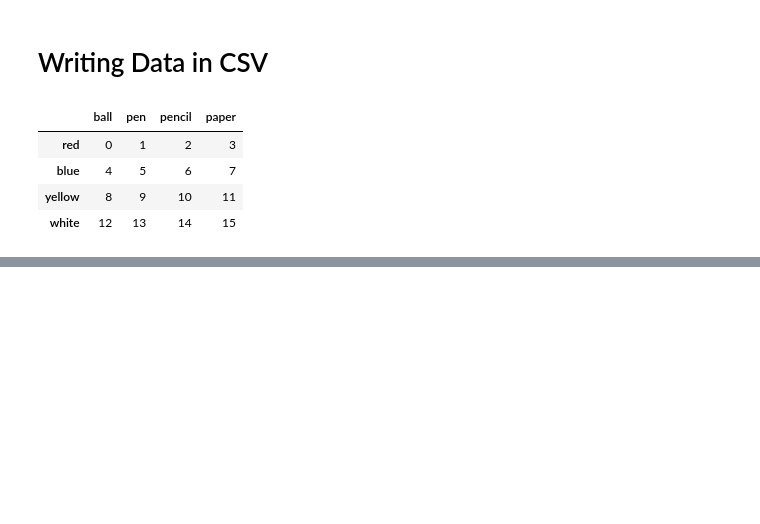
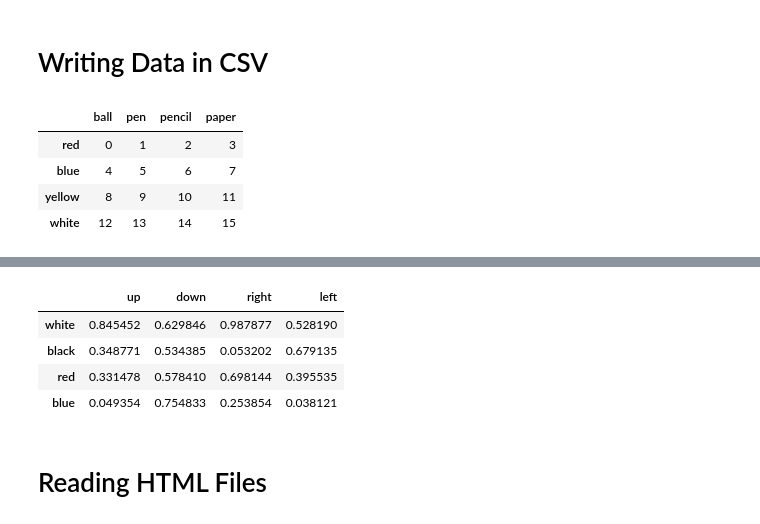
Before and after one commit to OliverRevilla/RW_Pandas, a Jupyter notebook: Pandas_R_W.ipynb, the cells around one changed output, grey strips where cells are left out. Cells and saved outputs as stored; diff of their text form; code cells hidden in the pictures; blank space fills up the shorter version.

```diff
--- a/Pandas_R_W.ipynb
+++ b/Pandas_R_W.ipynb
@@ -189,0 +237,11 @@ frame.to_csv('ch05_07.csv') #save dataframe
+# %%
+frame = pd.DataFrame(np.random.rand(4,4),
+                     index =['white','black','red','blue'],
+                     columns = ['up','down','right','left'])
+frame
+# %% [output]
+|  | up | down | right | left |
+| white | 0.845452 | 0.629846 | 0.987877 | 0.528190 |
+| black | 0.348771 | 0.534385 | 0.053202 | 0.679135 |
+| red | 0.331478 | 0.578410 | 0.698144 | 0.395535 |
+| blue | 0.049354 | 0.754833 | 0.253854 | 0.038121 |
@@ -189,0 +262,2 @@ frame.to_csv('ch05_07.csv') #save dataframe
+# %% [markdown]
+# Reading HTML Files
```
Also changed, not shown: parts of 11 cells of this notebook.
